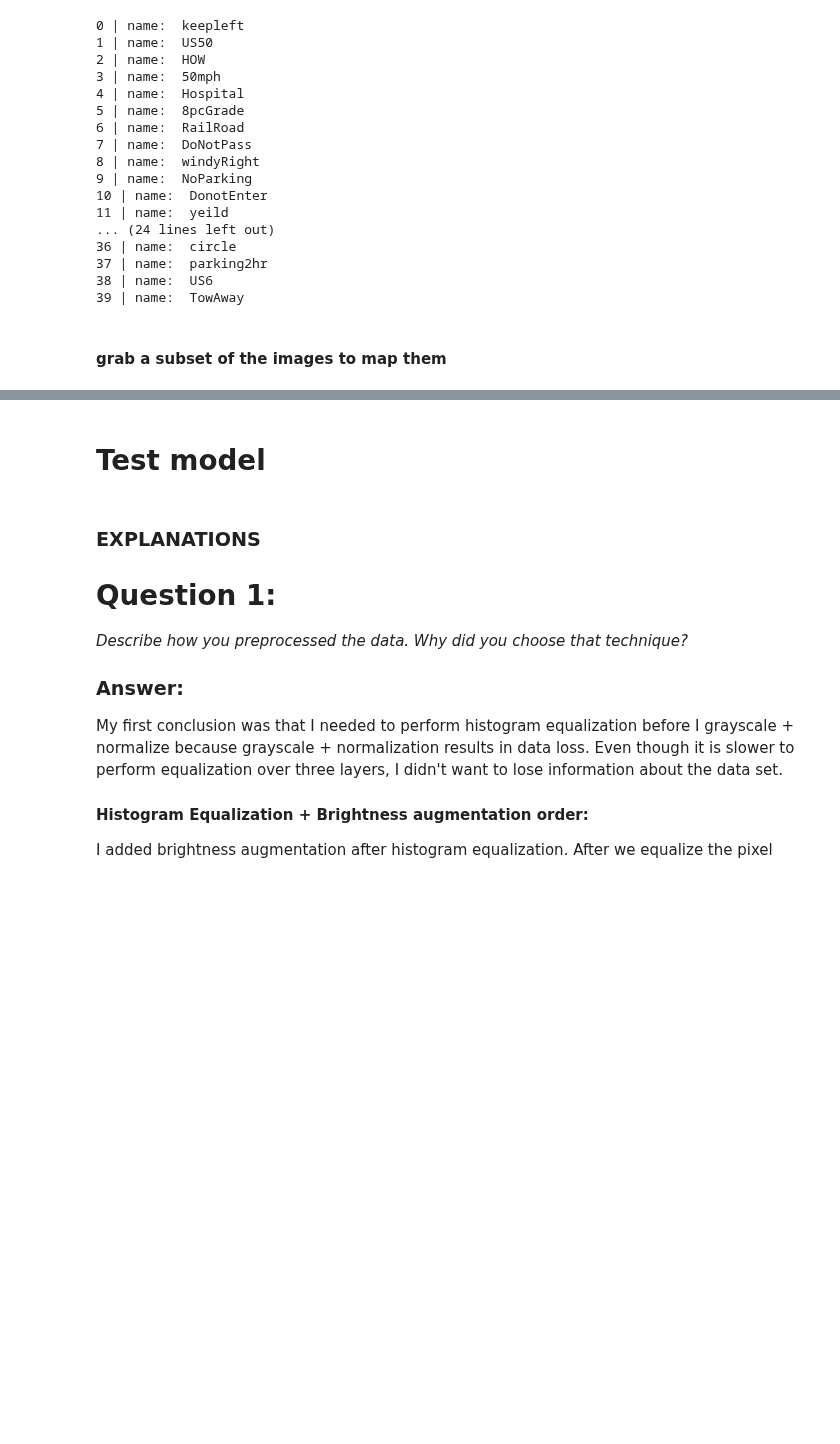
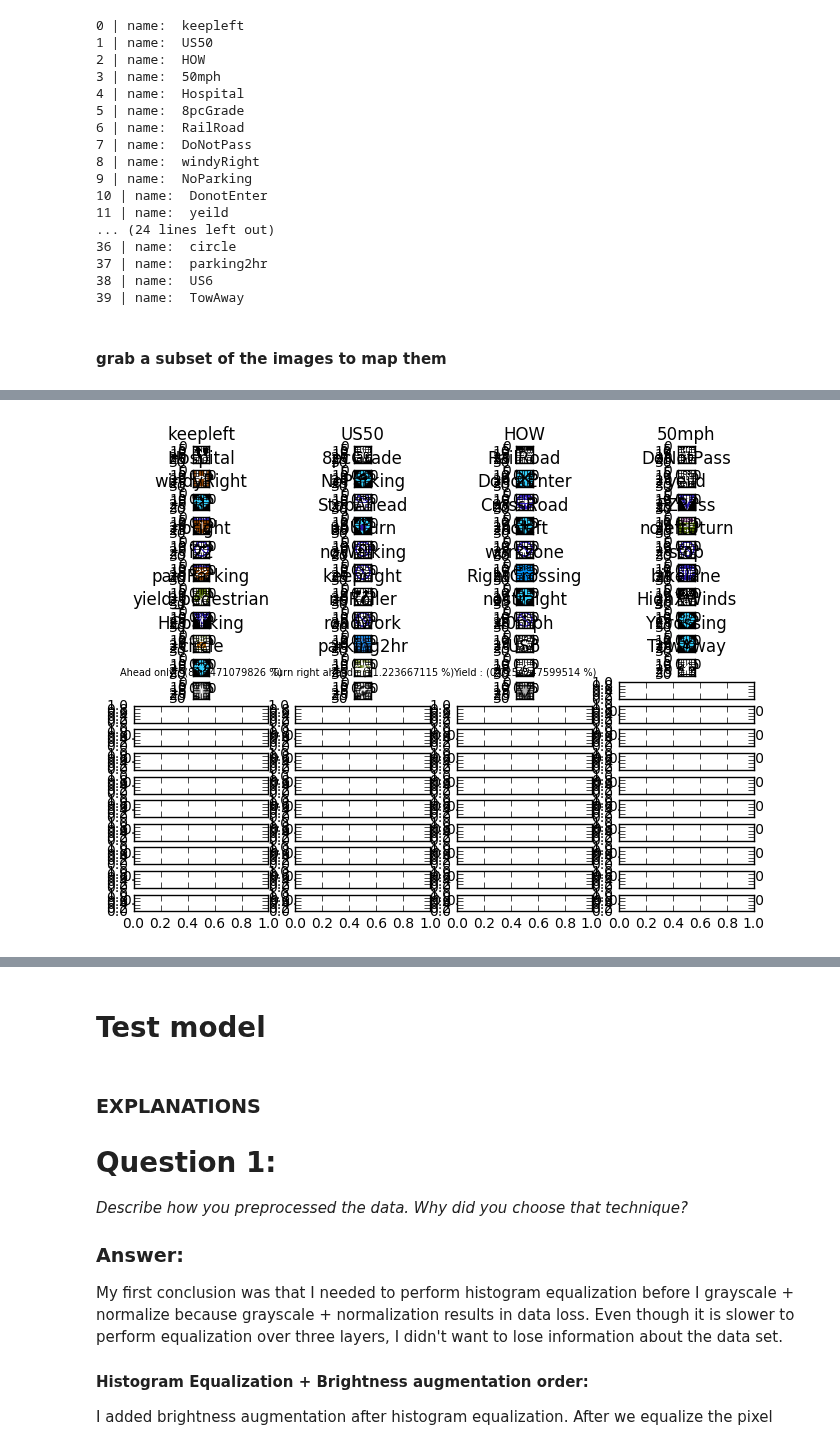
Before and after one commit to Self-Driving-Cars-LosAngeles/TrafficSignClassification, a Jupyter notebook: Traffic_Sign_Classifier_SDCLA.ipynb, the cells around one changed output, grey strips where cells are left out. Saved outputs shown, nothing was run; the diff lists cells and outputs as text; code cells hidden in the pictures; blank space fills up the shorter version.

```diff
--- a/Traffic_Sign_Classifier_SDCLA.ipynb
+++ b/Traffic_Sign_Classifier_SDCLA.ipynb
@@ -767,0 +851,82 @@ print(X_test_new.shape)
+# %%
+softmax_logits = tf.nn.softmax(logits)
+top_3 = tf.nn.top_k(softmax_logits, k=3)
+
+with tf.Session() as sess:
+    saver.restore(sess, save_file)
+    my_softmax_logits = sess.run(softmax_logits, feed_dict = {x : newdata_expand, keep_prob_l1: 0.9,
+                     keep_prob_l2: 0.8,
+                     keep_prob_l3: 0.7,
+                     keep_prob_l4: 0.5 })
+    top_3_pred = sess.run(top_3, feed_dict = {x : newdata_expand, keep_prob_l1: 0.9,
+                     keep_prob_l2: 0.8,
+                     keep_prob_l3: 0.7,
+                     keep_prob_l4: 0.5 })
+# %%
+k_values = top_3_pred[0]
+k_indices = top_3_pred[1]
+
+fig, axs = plt.subplots(20,4, figsize=(8, 6), dpi=80)
+fig.subplots_adjust(hspace = .4, wspace=.2)
+axs = axs.ravel()
+
+# figure(num=None, figsize=(8, 6), dpi=80, facecolor='w', edgecolor='k')
+
+#     print('newdata: ', new_images.shape)
+print('new_image_labels: ', len(new_image_labels))
+
+# Can change image back to original images not preprocessed
+for idx, image in enumerate(new_images):
+    print('idx: ', idx)
+#         print('image: ', image.shape)
+
+    axs[idx].imshow(image)
+    axs[idx].set_title(new_image_labels[idx])
+
+    # 2
+    ind_1 = k_indices[idx][0]
+    sc_1 = k_values[idx][0]
+    guess_1_row = data_pd_sorted.loc[data_pd_sorted['ClassId'] == ind_1]
+#         print('guess_1_row: ', guess_1_row)
+    guess_1_name = guess_1_row['SignName'].values[0]
+    print('guess_1_name: ', guess_1_name)
+    guess_1_perc = str(sc_1 * 100) + ' %'
+    print('guess_1_perc: ', guess_1_perc)
+    guess_1_pic_index = cache_unique_class_index_test[str(ind_1)][0] #maybe switch to new train data
+    print('guess_1_pic_index: ', guess_1_pic_index)
+    guess_1_img = X_test[guess_1_pic_index]
+    guess_1_img = np.squeeze(guess_1_img, axis = 2)
+    axs[idx + 1].imshow(guess_1_img, cmap="gray")
+    axs[idx + 1].set_title(str(guess_1_name) + ' : ({})'.format(guess_1_perc), fontsize="7")
+
+    # 3
+    ind_2 = k_indices[idx][1]
+    sc_2 = k_values[idx][1]
+    guess_2_row = data_pd_sorted.loc[data_pd_sorted['ClassId'] == ind_2]
+#         print('guess_2_row: ', guess_2_row)
+    guess_2_name = guess_2_row['SignName'].values[0]
+    print('guess_2_name: ', guess_2_name)
+    guess_2_perc = str(sc_2 * 100) + ' %'
+    print('guess_2_perc: ', guess_2_perc)
+    guess_2_pic_index = cache_unique_class_index_test[str(ind_2)][0] #maybe switch to new train data
+    print('guess_2_pic_index: ', guess_2_pic_index)
+    guess_2_img = X_test[guess_2_pic_index]
+    guess_2_img = np.squeeze(guess_2_img, axis = 2)
+    axs[idx + 2].imshow(guess_2_img, cmap="gray")
+    axs[idx + 2].set_title(str(guess_2_name) + ' : ({})'.format(guess_2_perc), fontsize="7")
+
+    # 4
+    ind_3 = k_indices[idx][2]
+    sc_3 = k_values[idx][2]
+    guess_3_row = data_pd_sorted.loc[data_pd_sorted['ClassId'] == ind_3]
+    guess_3_name = guess_3_row['SignName'].values[0]
+    print('guess_3_name: ', guess_3_name)
+    guess_3_perc = str(sc_3 * 100) + ' %'
+    print('guess_3_perc: ', guess_3_perc)
+    guess_3_pic_index = cache_unique_class_index_test[str(ind_3)][0] #maybe switch to new train data
+    print('guess_3_pic_index: ', guess_3_pic_index)
+    guess_3_img = X_test[guess_3_pic_index]
+    guess_3_img = np.squeeze(guess_3_img, axis = 2)
+    axs[idx + 3].imshow(guess_3_img, cmap="gray")
+    axs[idx + 3].set_title(str(guess_3_name) + ' : ({})'.format(guess_3_perc), fontsize="7")
+# %% [output]
@@ -767,0 +950 @@ print(X_test_new.shape)
+[figure, added]
```
Also changed, not shown: parts of 38 cells of this notebook.
